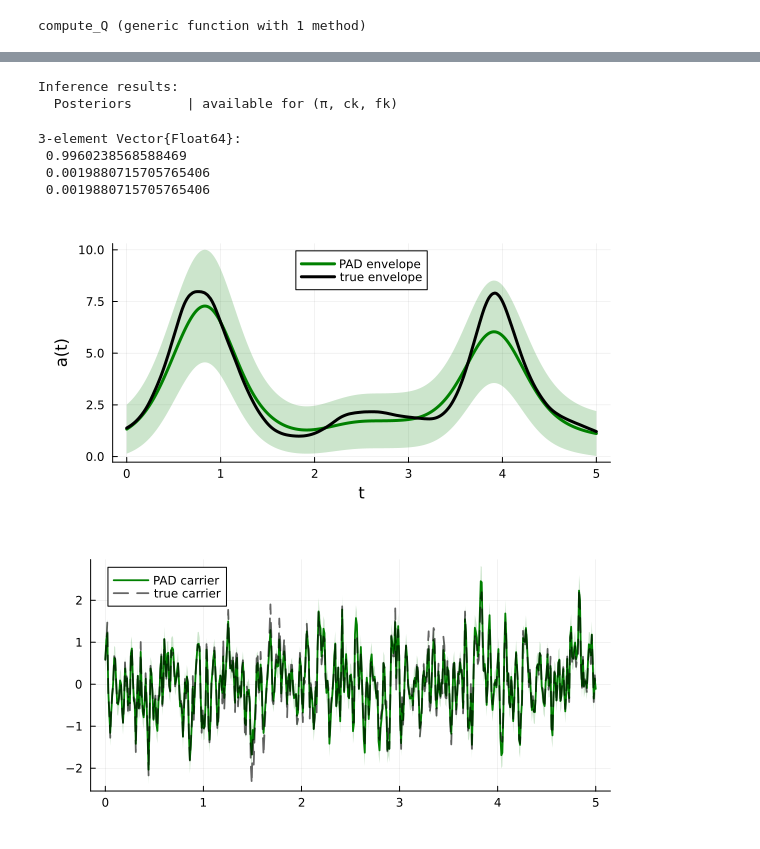
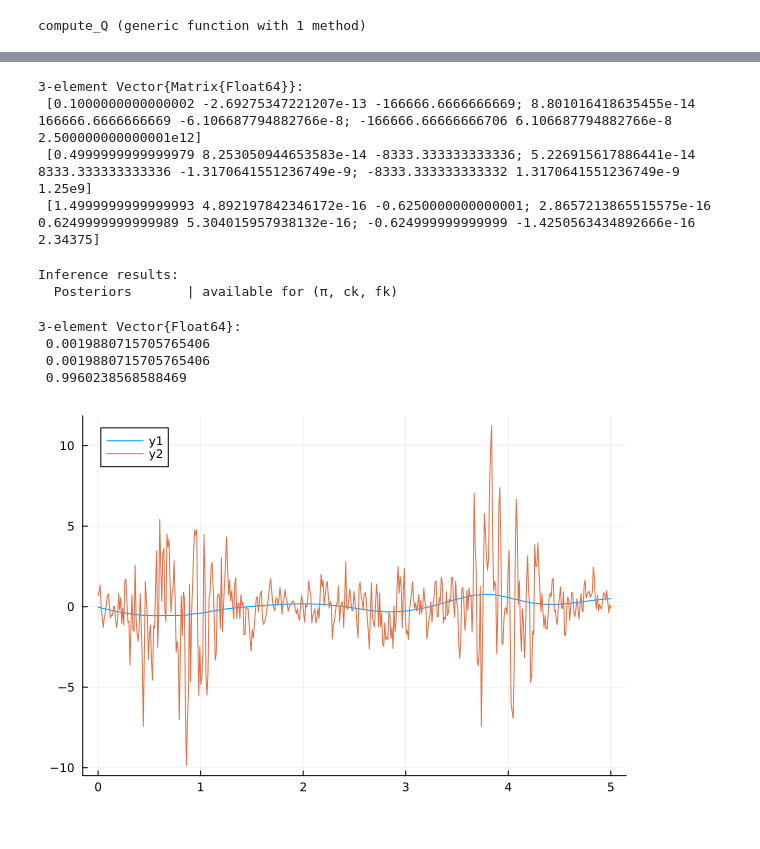
Before and after one commit to biaslab/GaussianProcessNode, a Jupyter notebook: GPPAD_mixture.ipynb, the cells around one changed output, grey strips where cells are left out. Drawn from its saved outputs; the diff is of its cells as text; code cells hidden in the pictures.

```diff
--- a/GPPAD_mixture.ipynb
+++ b/GPPAD_mixture.ipynb
@@ -435,13 +435,25 @@ end
+# %%
+A_amplitude_tensor = [compute_A(i,Δt_synthetic) for i in θ_amplitude]
+Q_amplitude_tensor = [compute_Q(i,Δt_synthetic) for i in θ_amplitude]
+P_amplitude_tensor = [compute_P(i) for i in θ_amplitude]
+
+A_carrier_tensor = [compute_A(i,Δt_synthetic) for i in θ_carrier]
+Q_carrier_tensor = [compute_Q(i,Δt_synthetic) for i in θ_carrier]
+P_carrier_tensor = [compute_P(i) for i in θ_carrier]
+# %% [output]
+3-element Vector{Matrix{Float64}}:
+ [0.1000000000000002 -2.69275347221207e-13 -166666.6666666669; 8.801016418635455e-14 166666.6666666669 -6.106687794882766e-8; -166666.66666666706 6.106687794882766e-8 2.500000000000001e12]
+ [0.4999999999999979 8.253050944653583e-14 -8333.333333333336; 5.226915617886441e-14 8333.333333333336 -1.3170641551236749e-9; -8333.333333333332 1.3170641551236749e-9 1.25e9]
+ [1.4999999999999993 4.892197842346172e-16 -0.6250000000000001; 2.8657213865515575e-16 0.6249999999999989 5.304015957938132e-16; -0.624999999999999 -1.4250563434892666e-16 2.34375]
 # %%
-niters = 4
+niters = 5
 
 result = inference(
     model = MixturePAD(N,nmixtures,P_amplitude_tensor,A_amplitude_tensor,Q_amplitude_tensor,P_carrier_tensor,A_carrier_tensor,Q_carrier_tensor,H),
     iterations = niters,
     data = (y=y_data_synthetic,),
     initmessages = (π = Dirichlet(ones(nmixtures)),),
-    initmarginals = (π = Dirichlet(ones(nmixtures)),),
-    returnvars = (fk = KeepLast(),ck=KeepLast(),π = KeepLast(),),
+    returnvars = (π = KeepLast(),fk = KeepLast(),ck = KeepLast(),),
     constraints = constraints_MixturePAD(),
     addons = AddonLogScale(),
     options = (limit_stack_depth=100,),
@@ -451,12 +463,12 @@ result = inference(
 Inference results:
   Posteriors       | available for (π, ck, fk)
 # %%
-mean(result.posteriors[:π])
+π_pos = mean(result.posteriors[:π])
 # %% [output]
 3-element Vector{Float64}:
- 0.9960238568588469
  0.0019880715705765406
  0.0019880715705765406
+ 0.9960238568588469
 # %%
 fk_posterior = [result.posteriors[:fk][i,:] for i=1:nmixtures];
 ck_posterior = [result.posteriors[:ck][i,:] for i=1:nmixtures];
@@ -468,7 +474,0 @@ expmgp = exp.(mgp);
-# %%
-plot(time_range,expmgp,ribbon=sqrt.(expvgp),linewidth=3.0,label="PAD envelope",color=:green,fillalpha=0.2, size = (600, 300),margin=5Plots.mm)
-plot!(time_range,exp.(amplitude_gt), label="true envelope",linewidth=3.0,color=:black,legend=:top)
-ylabel!("a(t)")
-xlabel!("t")
-# %% [output]
-[figure, removed]
@@ -478,5 +475,20 @@ var_PAD_carrier = var.(ck_posterior[1]) |> slicedim(1);
-# %%
-plot(time_range, PAD_carrier_synthetic,ribbon=sqrt.((var_PAD_carrier)),label="PAD carrier",linewidth=1.8,color=:green, fillalpha=0.2, size=(600,300),margin=5Plots.mm)
-plot!(time_range, carrier_gt,linewidth=1.8, label="true carrier",alpha=0.6,ls=:dash, legend=:topleft,color=:black)
-# %% [output]
-[figure, removed]
+# %%
+mgp1 = mean.(fk_posterior[1]) |> slicedim(1)
+expmgp1 = exp.(mgp1);
+
+mgp2 = mean.(fk_posterior[2]) |> slicedim(1)
+expmgp2 = exp.(mgp2);
+
+mgp3 = mean.(fk_posterior[3]) |> slicedim(1)
+expmgp3 = exp.(mgp3);
+
+PAD_carrier_synthetic1 = mean.(ck_posterior[1]) |> slicedim(1)
+PAD_carrier_synthetic2 = mean.(ck_posterior[2]) |> slicedim(1)
+PAD_carrier_synthetic3 = mean.(ck_posterior[3]) |> slicedim(1)
+;
+# %%
+y_pos = π_pos[1]*(expmgp1 .* PAD_carrier_synthetic1)  + π_pos[2]*(expmgp2 .* PAD_carrier_synthetic2) +  π_pos[3] * (expmgp3 .* PAD_carrier_synthetic3);
+plot(time_range,y_pos)
+plot!(time_range,y_data_synthetic)
+# %% [output]
+[figure, added]
```
Also changed, not shown: parts of 15 cells of this notebook.
